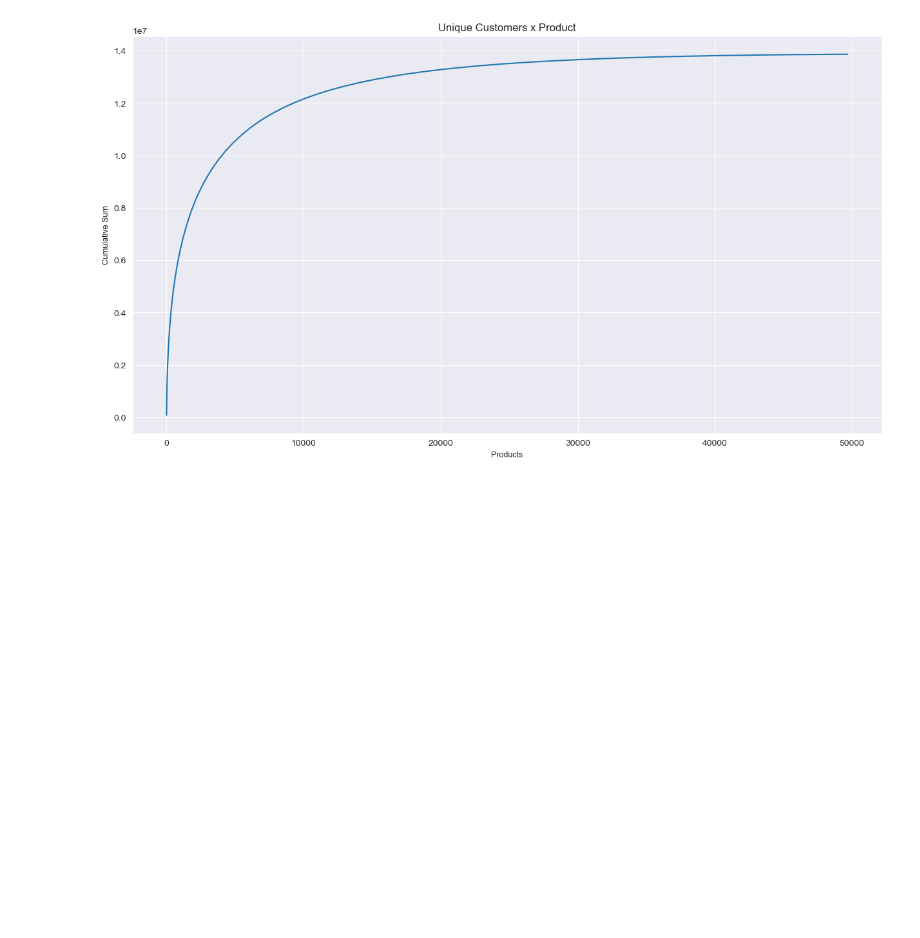
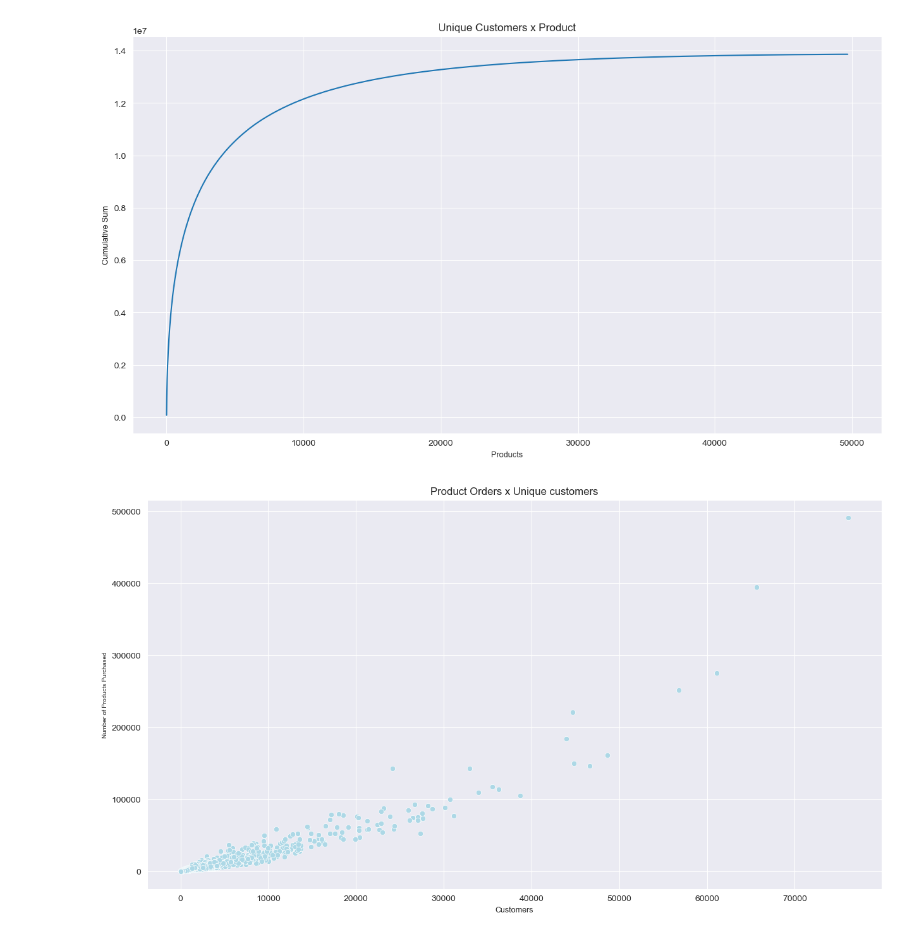
Before and after one commit to japoeder/Basket-Analysis, a Jupyter notebook: 1) EDA.ipynb, the cells around one changed output. Saved outputs shown, nothing was run; the diff lists cells and outputs as text; code cells hidden in the pictures; blank space fills up the shorter version.

```diff
--- a/1) EDA.ipynb
+++ b/1) EDA.ipynb
@@ -383,3 +383,12 @@ ax.set_title("Unique Customers x Product", size = 12)
 plt.show()
 # %% [output]
 [figure]
+# %%
+fig, ax = plt.subplots(figsize=(15,8))
+ax = sns.scatterplot(y = unique_prod_cust.orders, x = unique_prod_cust.total_customers, color = 'lightblue')
+ax.set_xlabel("Customers", size = 9)
+ax.set_ylabel("Number of Products Purchased", size = 7)
+ax.set_title("Product Orders x Unique customers", size = 12)
+plt.show()
+# %% [output]
+[figure, added]
```
Also changed, not shown: parts of 12 cells of this notebook.
